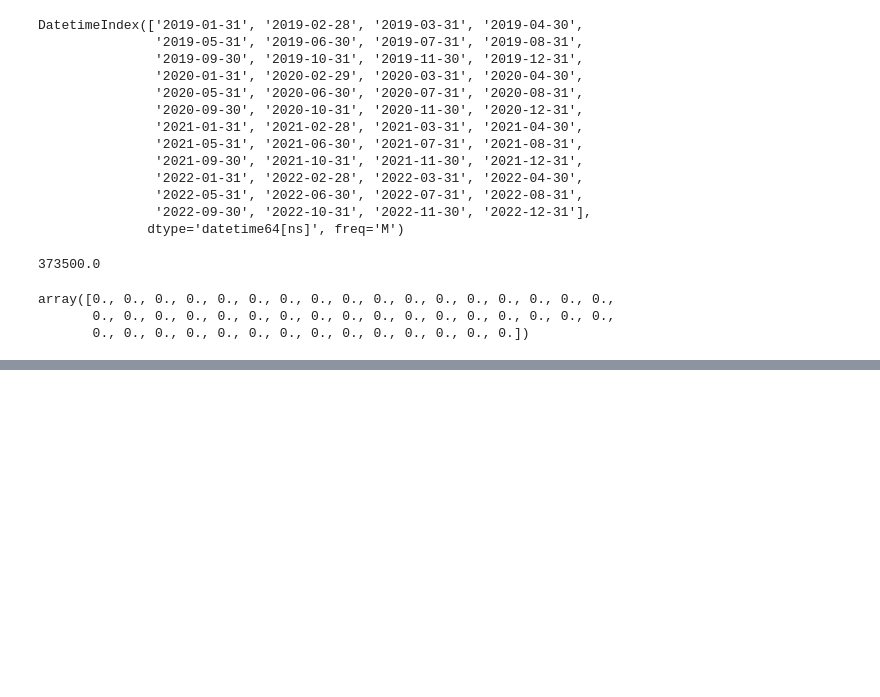
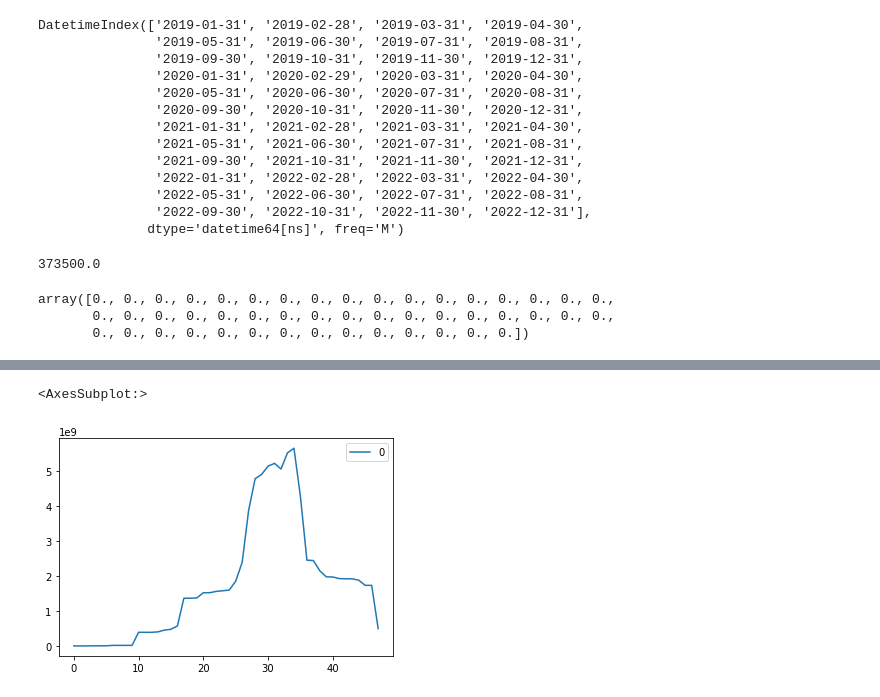
Before and after one commit to lisa2271/Praktika, a Jupyter notebook: praktika.ipynb, the cells around one changed output, grey strips where cells are left out. Cells and saved outputs as stored; diff of their text form; code cells hidden in the pictures; blank space fills up the shorter version.

```diff
--- a/praktika.ipynb
+++ b/praktika.ipynb
@@ -43,7 +78,7 @@ data
 | 6363 | 6363 | -1158808855413502250 | contracts_output | 3010800386422000008 | 2022-02-21 | 1 | 2022-03-01 | 2022-07-31 | 520192.00 | ... |
 1088244 rows × 12 columns
 # %%
-data = data.drop_duplicates()[:100]
+data = data.drop_duplicates()
 data
 # %% [output]
 |  | Unnamed: 0 | obj hash | name | reg num | sign date | suppliers count | st date | end date | price | ... |
@@ -84,5 +125,5 @@ data['end date'] = data['end date'].astype('datetime64[ns]')
 # %%
-date_list = pd.date_range('01.01.2019', '01.01.2023', freq='M')
+date_list = pd.date_range('01.01.2019', '01.05.2023', freq='M')
 # %%
 date_list
 # %% [output]
@@ -154,2 +180,4 @@ array([       0.,        0.,        0.,        0.,        0.,        0.,
 # %%
 import matplotlib.pyplot as plt
+# %%
+df = pd.DataFrame(t_arr)
@@ -155,0 +204,5 @@ import matplotlib.pyplot as plt
+# %%
+df.plot()
+# %% [output]
+<AxesSubplot:>
+[figure, added]
```
Also changed, not shown: parts of 9 cells of this notebook.
